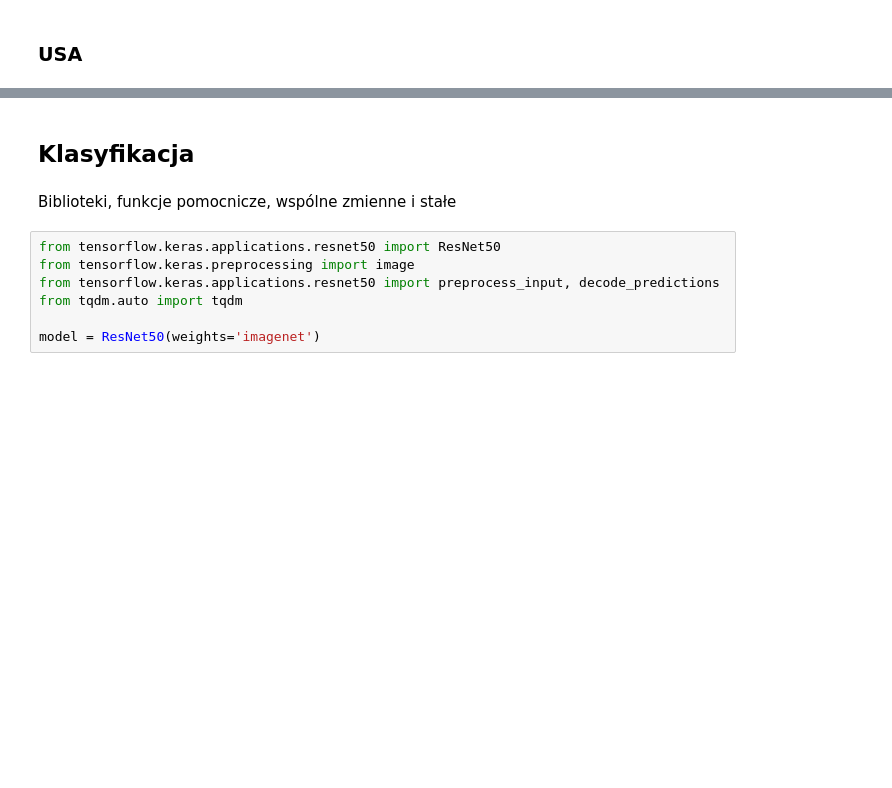
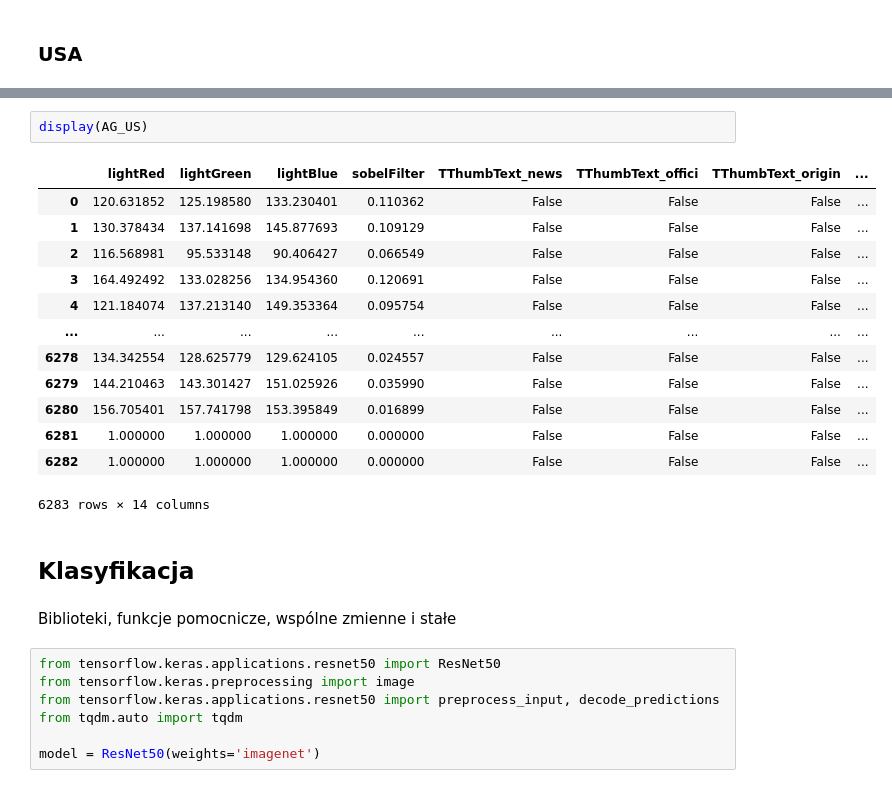
Before and after one commit to Southeaven/PED, a Jupyter notebook: ch1.ipynb, the cells around one changed output, grey strips where cells are left out. Drawn from its saved outputs; the diff is of its cells as text; blank space fills up the shorter version.

```diff
--- a/ch1.ipynb
+++ b/ch1.ipynb
@@ -976,3 +1013,19 @@ print(counter.most_common(30))
+# %%
+display(AG_US)
+# %% [output]
+|  | lightRed | lightGreen | lightBlue | sobelFilter | TThumbText_news | TThumbText_offici | TThumbText_origin | ... |
+| 0 | 120.631852 | 125.198580 | 133.230401 | 0.110362 | False | False | False | ... |
+| 1 | 130.378434 | 137.141698 | 145.877693 | 0.109129 | False | False | False | ... |
+| 2 | 116.568981 | 95.533148 | 90.406427 | 0.066549 | False | False | False | ... |
+| 3 | 164.492492 | 133.028256 | 134.954360 | 0.120691 | False | False | False | ... |
+| 4 | 121.184074 | 137.213140 | 149.353364 | 0.095754 | False | False | False | ... |
+| ... | ... | ... | ... | ... | ... | ... | ... | ... |
+| 6278 | 134.342554 | 128.625779 | 129.624105 | 0.024557 | False | False | False | ... |
+| 6279 | 144.210463 | 143.301427 | 151.025926 | 0.035990 | False | False | False | ... |
+| 6280 | 156.705401 | 157.741798 | 153.395849 | 0.016899 | False | False | False | ... |
+| 6281 | 1.000000 | 1.000000 | 1.000000 | 0.000000 | False | False | False | ... |
+| 6282 | 1.000000 | 1.000000 | 1.000000 | 0.000000 | False | False | False | ... |
+6283 rows × 14 columns
 # %% [markdown]
 ## Klasyfikacja
 # %% [markdown]
```
Also changed, not shown: parts of 26 cells of this notebook, 6 other files.
